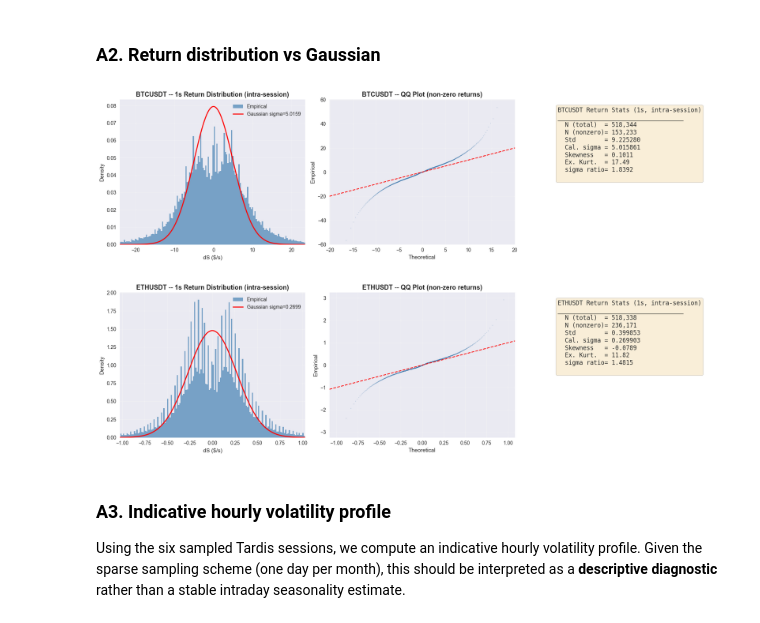
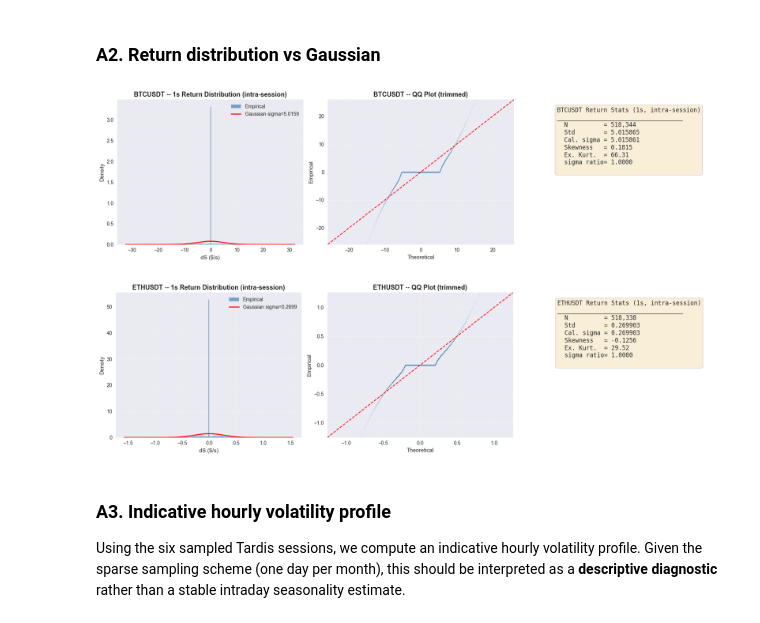
Before and after one commit to hamzaelarji/Market-Microstructure-, a Jupyter notebook: project/notebooks/08_real_data_backtest.ipynb, the cells around one changed output. Cells and saved outputs as stored; diff of their text form; code cells hidden in the pictures.

```diff
--- a/project/notebooks/08_real_data_backtest.ipynb
+++ b/project/notebooks/08_real_data_backtest.ipynb
@@ -65,7 +65,7 @@ CKPT_DIR = DATA_DIR / "checkpoints_tardis"
 PARAMS_FILE = DATA_DIR / "calibrated_params.json"
 
 SYMBOLS = ["BTCUSDT", "ETHUSDT"]
-DEFAULT_GAMMA =  0.01  # crypto-scale gamma
+DEFAULT_GAMMA = 0.01  # crypto-scale gamma
 
 # ── Load calibrated parameters ───────────────────────────────
 assert PARAMS_FILE.exists(), f"Run Notebook 11 first -- {PARAMS_FILE} not found"
@@ -86,9 +86,9 @@ for symbol in SYMBOLS:
     }
 
     # Load mid-prices
-    mid_file = DATA_DIR / f"mid_prices_{symbol}.csv"
+    mid_file = DATA_DIR / f"mid_prices_{symbol}.parquet"
     assert mid_file.exists(), f"Missing {mid_file}"
-    all_mid[symbol] = pd.read_csv(mid_file, index_col=0, parse_dates=True)["mid_price"]
+    all_mid[symbol] = pd.read_parquet(mid_file)["mid_price"]
 
     # Load interval tables from checkpoint (built by Notebook 11)
     ckpt_file = CKPT_DIR / f"{symbol}_mle.pkl"
@@ -225,16 +225,14 @@ for symbol in SYMBOLS:
     sigma = all_params[symbol]["sigma"]
     returns_1s = returns_by_session(mid)
 
-    # Remove zeros (sparse series) then trim
-    returns_nonzero = returns_1s[returns_1s != 0]
-    q_lo, q_hi = returns_nonzero.quantile([0.01, 0.99])
-    returns_trimmed = returns_nonzero[(returns_nonzero > q_lo) & (returns_nonzero < q_hi)]
+    q_lo, q_hi = returns_1s.quantile([0.001, 0.999])
+    returns_trimmed = returns_1s[(returns_1s > q_lo) & (returns_1s < q_hi)]
 
     fig, axes_r = plt.subplots(1, 3, figsize=(18, 5))
 
     # Histogram
     ax = axes_r[0]
-    ax.hist(returns_trimmed, bins=150, density=True, alpha=0.7, color="steelblue",
+    ax.hist(returns_trimmed, bins=300, density=True, alpha=0.7, color="steelblue",
             label="Empirical")
     x_g = np.linspace(q_lo, q_hi, 500)
     ax.plot(x_g, norm.pdf(x_g, 0, sigma), "r-", lw=2,
@@ -245,50 +243,48 @@ for symbol in SYMBOLS:
     ax.set_ylabel("Density")
     ax.legend()
     ax.grid(True, alpha=0.3)
-    ax.set_xlim(q_lo, q_hi)
 
-    # QQ plot on non-zero returns, fixed axis to ±4σ
+    # QQ plot (trimmed to P0.1 -- P99.9 for readability)
     ax = axes_r[1]
-    sorted_r = np.sort(returns_nonzero.values)
+    qq_sample = returns_1s[(returns_1s >= q_lo) & (returns_1s <= q_hi)].values
+    sorted_r = np.sort(qq_sample)
     n = len(sorted_r)
     theoretical = norm.ppf(np.linspace(1/(n+1), n/(n+1), n), 0, sigma)
     step = max(1, n // 2000)
-    lim = 4 * sigma
     ax.scatter(theoretical[::step], sorted_r[::step], s=1, alpha=0.3, color="steelblue")
+    lim = max(abs(theoretical[::step]).max(), abs(sorted_r[::step]).max()) * 0.8
     ax.plot([-lim, lim], [-lim, lim], "r--", lw=1.5)
-    ax.set_title(f"{symbol} -- QQ Plot (non-zero returns)", fontsize=13, fontweight="bold")
+    ax.set_title(f"{symbol} -- QQ Plot (trimmed)", fontsize=13, fontweight="bold")
     ax.set_xlabel("Theoretical")
     ax.set_ylabel("Empirical")
     ax.grid(True, alpha=0.3)
     ax.set_xlim(-lim, lim)
-    ax.set_ylim(-lim * 3, lim * 3)
+    ax.set_ylim(-lim, lim)
 
     # Stats
     ax = axes_r[2]
     ax.axis("off")
-    kurt_val = kurtosis(returns_nonzero.dropna())
-    skew_val = skew(returns_nonzero.dropna())
-    sep = "_" * 35
+    kurt_val = kurtosis(returns_1s.dropna())
+    skew_val = skew(returns_1s.dropna())
     stats_text = (
         f"{symbol} Return Stats (1s, intra-session)\n"
-        f"{sep}\n"
-        f"  N (total)  = {len(returns_1s):,}\n"
-        f"  N (nonzero)= {len(returns_nonzero):,}\n"
-        f"  Std        = {returns_nonzero.std():.6f}\n"
+        f"{'_'*35}\n"
+        f"  N          = {len(returns_1s):,}\n"
+        f"  Std        = {returns_1s.std():.6f}\n"
         f"  Cal. sigma = {sigma:.6f}\n"
         f"  Skewness   = {skew_val:.4f}\n"
         f"  Ex. Kurt.  = {kurt_val:.2f}\n"
-        f"  sigma ratio= {returns_nonzero.std()/sigma:.4f}\n"
+        f"  sigma ratio= {returns_1s.std()/sigma:.4f}\n"
     )
     ax.text(0.1, 0.95, stats_text, transform=ax.transAxes, fontsize=12,
             verticalalignment="top", fontfamily="monospace",
             bbox=dict(boxstyle="round", facecolor="wheat", alpha=0.5))
 
     plt.tight_layout()
     plt.show()
 # %% [output]
-[figure, old version]
+[figure, new version]
-[figure, old version]
+[figure, new version]
 # %% [markdown]
 ### A3. Indicative hourly volatility profile
 
```
Also changed, not shown: parts of 16 cells of this notebook, 3 other files.
